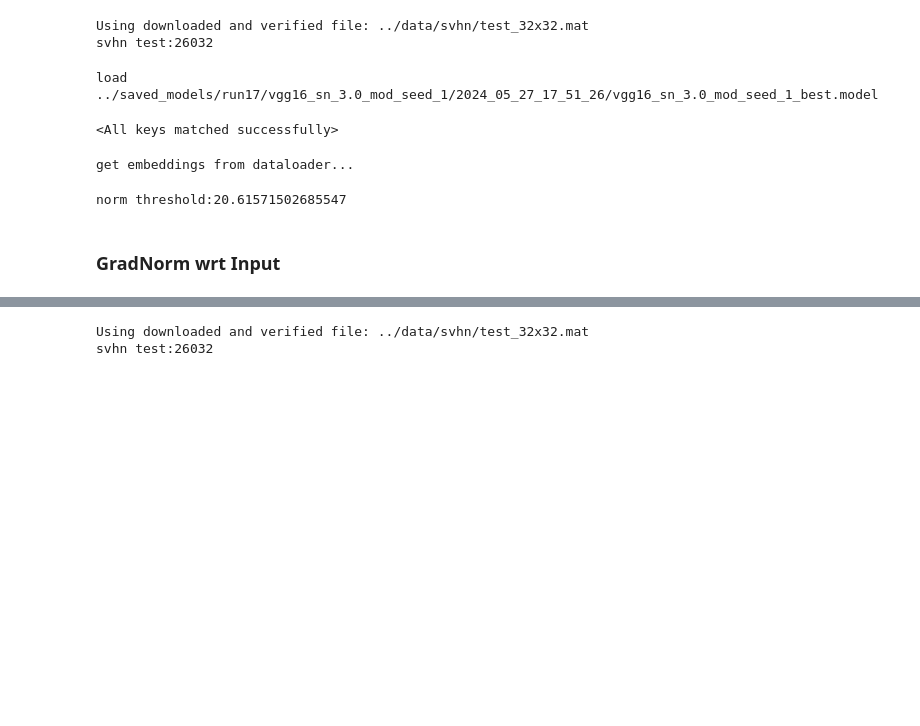
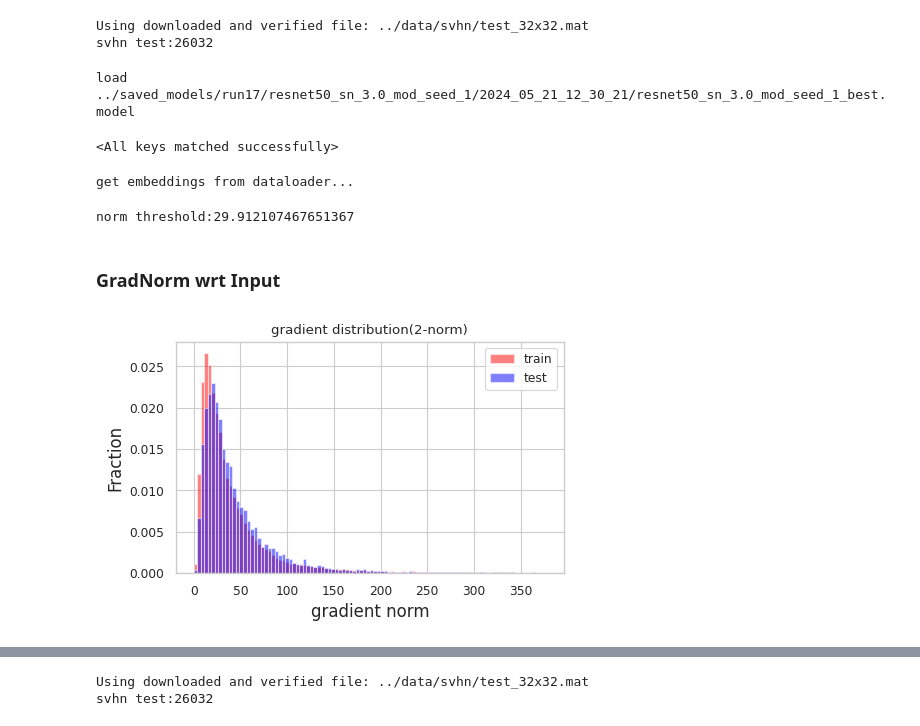
Before and after one commit to buyizhiyou/YYM, a Jupyter notebook: dum/notebooks/statistics_analyse_grad.ipynb, the cells around one changed output, grey strips where cells are left out. Drawn from its saved outputs; the diff is of its cells as text; code cells hidden in the pictures; blank space fills up the shorter version.

```diff
--- a/dum/notebooks/statistics_analyse_grad.ipynb
+++ b/dum/notebooks/statistics_analyse_grad.ipynb
@@ -53,11 +52,11 @@ batch_size = 256
 dataset = "cifar10"
 ood_dataset = "svhn"
 dataset_root = "../data"
-model = "vgg16"
-saved_model_name = "../saved_models/run17/vgg16_sn_3.0_mod_seed_1/2024_05_27_17_51_26/vgg16_sn_3.0_mod_seed_1_best.model"
+# model = "vgg16"
+# saved_model_name = "../saved_models/run17/vgg16_sn_3.0_mod_seed_1/2024_05_27_17_51_26/vgg16_sn_3.0_mod_seed_1_best.model"
 
-# model = "resnet50"
-# saved_model_name = "../saved_models/run17/resnet50_sn_3.0_mod_seed_1/2024_05_21_12_30_21/resnet50_sn_3.0_mod_seed_1_best.model"
+model = "resnet50"
+saved_model_name = "../saved_models/run17/resnet50_sn_3.0_mod_seed_1/2024_05_21_12_30_21/resnet50_sn_3.0_mod_seed_1_best.model"
 
 # Taking input for the dataset
 num_classes = dataset_num_classes[dataset]
@@ -78,7 +77,7 @@ net = models[model](
 
 net.load_state_dict(torch.load(str(saved_model_name), map_location=device), strict=True)
 # %% [output]
-load ../saved_models/run17/vgg16_sn_3.0_mod_seed_1/2024_05_27_17_51_26/vgg16_sn_3.0_mod_seed_1_best.model
+load ../saved_models/run17/resnet50_sn_3.0_mod_seed_1/2024_05_21_12_30_21/resnet50_sn_3.0_mod_seed_1_best.model
 <All keys matched successfully>
 # %%
 colors = ['#1f77b4', '#ff7f0e', '#2ca02c', '#d62728', '#9467bd', '#8c564b', '#e377c2', '#7f7f7f', '#bcbd22', '#17becf']
@@ -124,7 +123,7 @@ embeddings, labels, norm = get_embeddings(
 gaussians_model, jitter_eps = gmm_fit(embeddings=embeddings, labels=labels, num_classes=num_classes)
 # %% [output]
 get embeddings from dataloader...
-norm threshold:20.61571502685547
+norm threshold:29.912107467651367
 # %% [markdown]
 ### GradNorm wrt Input
 # %%
@@ -158,7 +157,7 @@ def calculate_gradients_wrt_input(
         handler = getattr(net, layer_name)[0].conv1.register_backward_hook(bp_hook)
     elif layer_name in ['fc']:
         handler = getattr(net, layer_name).register_backward_hook(bp_hook)
-    for data, label in tqdm(loader):
+    for data, label in tqdm(loader,dynamic_ncols=True):
         data = data.to(device)
         label = label.to(device)
 
@@ -201,36 +200,38 @@ train_loader, val_loader = dataset_loader[dataset].get_train_valid_loader(
     batch_size=1,
     augment=True,
     val_seed=1,
     val_size=0.1,
 )
 test_loader = dataset_loader[dataset].get_test_loader(root=dataset_root, batch_size=1)
 train_gradient_norms = calculate_gradients_wrt_input(
     net,
     gaussians_model,
     layer,
     train_loader,
     device=device,
     norm=1,
 )
 gradient_norms = calculate_gradients_wrt_input(
     net,
     gaussians_model,
     layer,
     test_loader,
     device=device,
     norm=1,
 )
-left = int(min(torch.min(gradient_norms).item(), torch.min(train_gradient_norms).item()))
-right = int(max(torch.max(gradient_norms).item(), torch.max(train_gradient_norms).item()))
+
+right = int(max(gradient_norms.quantile(0.99).item(), train_gradient_norms.quantile(0.99).item()))
 #对比训练集和测试集的分布
 plot_density([train_gradient_norms.numpy(), gradient_norms.numpy()],
-             binrange=[left - 50, right + 50],
+             binrange=[0, right + 50],
              bins=100,
              title="gradient distribution(2-norm)",
              xlabel="gradient norm",
              label1="train",
              label2="test")
 plt.savefig('pngs/train_test_grad_wrt_input_dist.png', bbox_inches='tight')
+# %% [output]
+[figure, added]
 # %%
 layer = "image"
 test_loader = dataset_loader[dataset].get_test_loader(root=dataset_root, batch_size=1)
```
Also changed, not shown: parts of 9 cells of this notebook, 18 other files.
